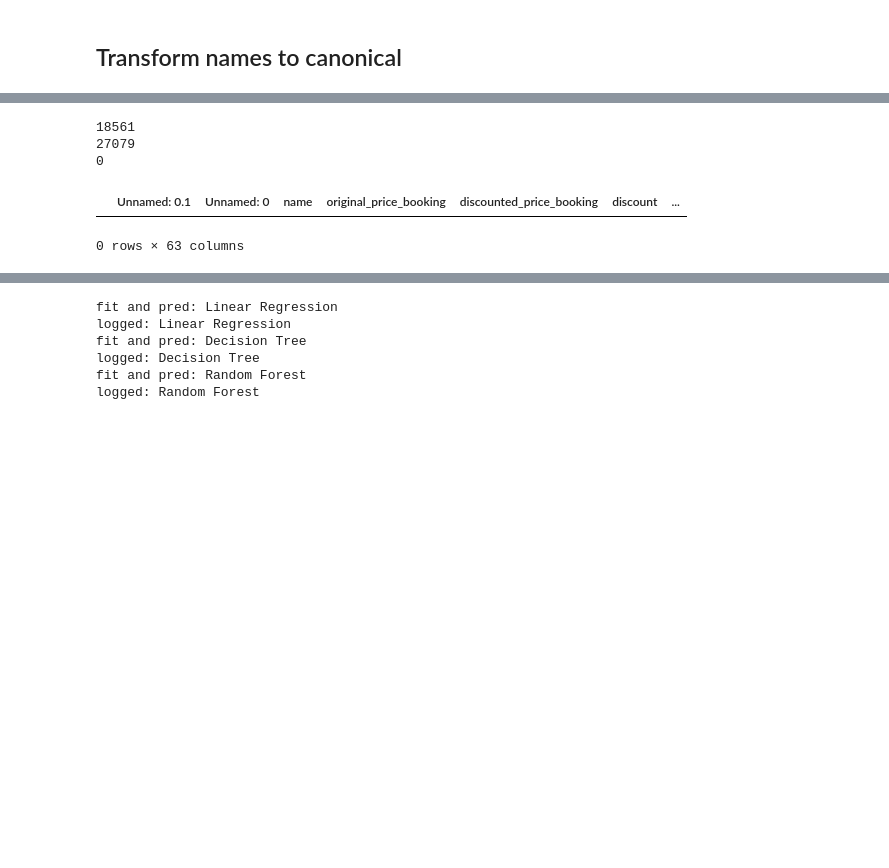
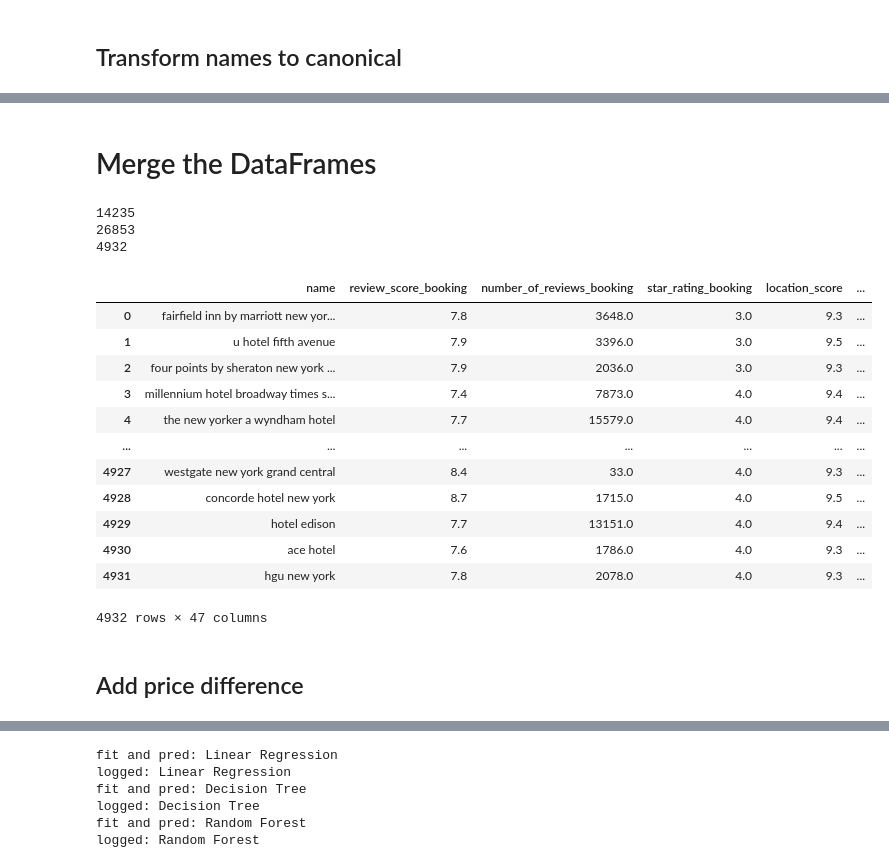
Before and after one commit to yoav0gal/DS-101-Final, a Jupyter notebook: ProjectA/sites-diff-predict.ipynb, the cells around one changed output, grey strips where cells are left out. Saved outputs shown, nothing was run; the diff lists cells and outputs as text; code cells hidden in the pictures; blank space fills up the shorter version.

Commit message:
fix/projectA: fixed agoda parameters

```diff
--- a/ProjectA/sites-diff-predict.ipynb
+++ b/ProjectA/sites-diff-predict.ipynb
@@ -26,5 +17,6 @@ from sklearn.ensemble import RandomForestRegressor
 from sklearn.metrics import mean_absolute_error, mean_squared_error, r2_score
 from sklearn.inspection import permutation_importance
 # %%
-booking_data = pd.read_csv('./proccessedBookings.csv')
-agoda_data = pd.read_csv('./agoda_snapshot_2025-03-08.csv')
+booking_data = pd.read_csv('./processed_booking_snapshot_2025-03-09.csv')
+agoda_data = pd.read_csv('./processed_agoda_snapshot_2025-03-09.csv')
+booking_data.columns
@@ -31,3 +38,21 @@ agoda_data = pd.read_csv('./agoda_snapshot_2025-03-08.csv')
+# %%
+booking_data['breakfast_included'] = booking_data['breakfast_included'].astype(bool).astype(int)
+booking_data['free_cancellation'] = booking_data['free_cancellation'].astype(bool).astype(int)
+booking_data['prepayment_needed'] = booking_data['prepayment_needed'].astype(bool).astype(int)
+
+booking_data['price'] = booking_data['discounted_price_per_night']
+
+booking_data.drop(columns=['discount', 'original_price', 'discounted_price',
+        'review_title',
+       'is_apartment', 'neighborhood', 'kms_from_centre',
+       'bed_type', 'room_type',
+       'original_price_per_night', 'review_title_rank', 'bed_type_rank', 'discounted_price_per_night'
+       ], inplace=True)
+
+booking_data.fillna(booking_data['location_score'].min(), inplace=True)
+
+agoda_data['price'] = agoda_data['discounted_price']
+agoda_data.drop(columns=['discounted_price'], inplace=True)
 # %% [markdown]
 ## Normalize names
 # %%
@@ -153,14 +198,29 @@ agoda_data = agoda_data.drop_duplicates(subset=['name', 'checkin_date', 'length_
+# %% [markdown]
+# Merge the DataFrames
 # %%
-merged_data = pd.merge(booking_data, agoda_data, on=['name', 'checkin_date','length_of_stay'], suffixes=('_booking', '_agoda'), how='inner')
+merged_data = pd.merge(booking_data, agoda_data, on=['name', 'checkin_date','length_of_stay', 'snapshot_date', 'time_to_travel'], suffixes=('_booking', '_agoda'), how='inner')
 # %%
 print(booking_data.__len__())
 print(agoda_data.__len__())
 print(merged_data.__len__())
-display(merged_data.head())
+display(merged_data)
 # %% [output]
-18561
-27079
-0
+14235
+26853
+4932
-|  | Unnamed: 0.1 | Unnamed: 0 | name | original_price_booking | discounted_price_booking | discount | ... |
+|  | name | review_score_booking | number_of_reviews_booking | star_rating_booking | location_score | ... |
+| 0 | fairfield inn by marriott new yor... | 7.8 | 3648.0 | 3.0 | 9.3 | ... |
+| 1 | u hotel fifth avenue | 7.9 | 3396.0 | 3.0 | 9.5 | ... |
+| 2 | four points by sheraton new york ... | 7.9 | 2036.0 | 3.0 | 9.3 | ... |
+| 3 | millennium hotel broadway times s... | 7.4 | 7873.0 | 4.0 | 9.4 | ... |
+| 4 | the new yorker a wyndham hotel | 7.7 | 15579.0 | 4.0 | 9.4 | ... |
+| ... | ... | ... | ... | ... | ... | ... |
+| 4927 | westgate new york grand central | 8.4 | 33.0 | 4.0 | 9.3 | ... |
+| 4928 | concorde hotel new york | 8.7 | 1715.0 | 4.0 | 9.5 | ... |
+| 4929 | hotel edison | 7.7 | 13151.0 | 4.0 | 9.4 | ... |
+| 4930 | ace hotel | 7.6 | 1786.0 | 4.0 | 9.3 | ... |
+| 4931 | hgu new york | 7.8 | 2078.0 | 4.0 | 9.3 | ... |
-0 rows × 63 columns
+4932 rows × 47 columns
+# %% [markdown]
+## Add price difference
 # %%
```
Also changed, not shown: parts of 17 cells of this notebook, 7 other files.
